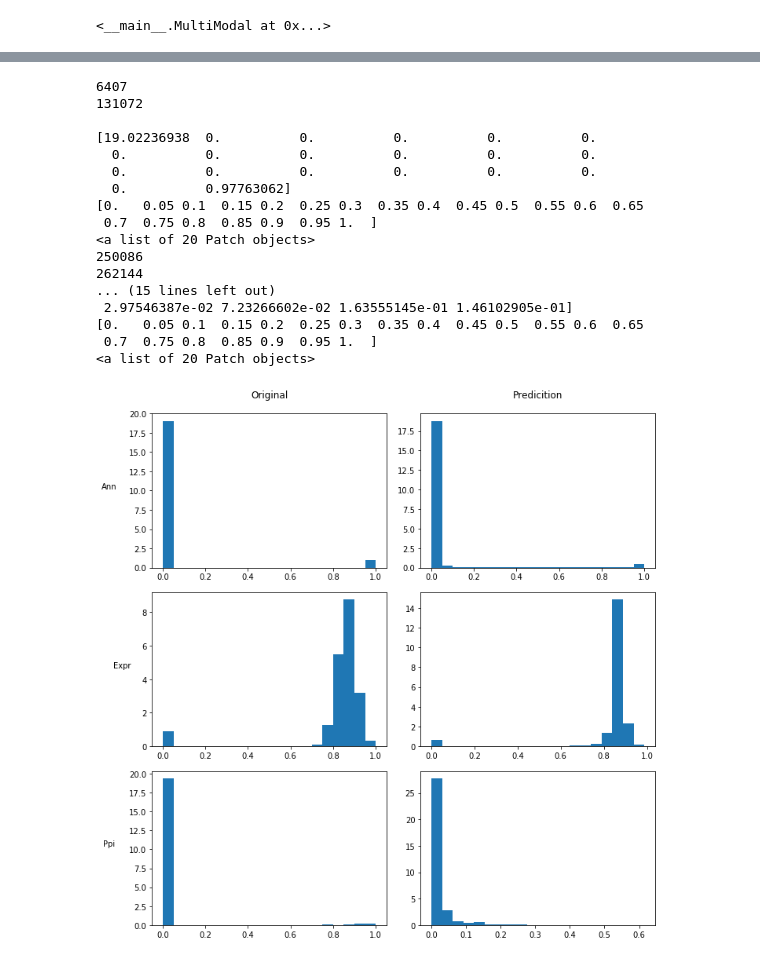
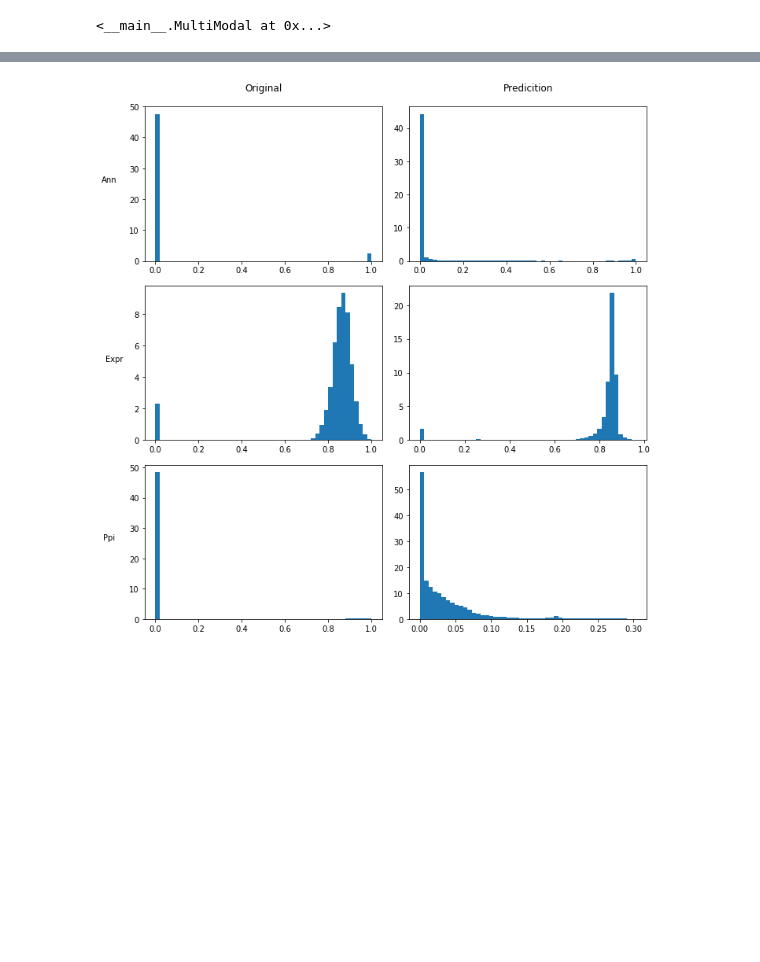
Before and after one commit to lovrek/MMCAE-data-fusion, a Jupyter notebook: Final Results/Model - dismissed data = 5%.ipynb, the cells around one changed output, grey strips where cells are left out. Drawn from its saved outputs; the diff is of its cells as text; code cells hidden in the pictures; blank space fills up the shorter version.

```diff
--- a/Final Results/Model - dismissed data = 5%.ipynb
+++ b/Final Results/Model - dismissed data = 5%.ipynb
@@ -617,7 +617,7 @@ graph1 = load_dicty('clustering', 2)
 folder = '/home/lpodgorsek/data/cnn/dicty/_05/'
 
 model = MultiModal(graph=graph1, path=folder, load_test_cells=True)
-model.load_model(folder, str(numOfExperiment))
+model.load_model(folder, str(numOfExperiment)+ '_3')
 model.predictMultiGPU(random=False, gpu=3)
 # %% [output]
 0.0
@@ -736,57 +736,32 @@ plt.show()
 # %%
-# num_bins = 20
+num_bins = 50
 cols = ['Original', 'Predicition']
 rows = ['Ann', 'Expr', 'Ppi']
 fig, axes = plt.subplots(nrows=3, ncols=2, figsize=(10, 10))
 
 for i, org_data in enumerate(model.org_data):
     org_data = org_data.flatten()
     pred_data = model.predict_data[i].flatten()
 
     ax = axes[i][0]
-#     bins=df['Generosity'].quantile(org_data)
-# the histogram of the data
     n, bins, patches = ax.hist(org_data, num_bins, density=1)
-    print(len(np.nonzero(org_data)[0]))
-    print(len(org_data))
-    print()
-
-    print(n)
-    print(bins)
-    print(patches)
 
     ax.set_ylabel(rows[i], rotation=0, labelpad=25)
 
     if i == 0:
         ax.set_title(cols[0], pad=20)
 
     ax = axes[i][1]
 # the histogram of the data
     n, bins, patches = ax.hist(pred_data, num_bins, density=1)
     if i == 0:
         ax.set_title(cols[1],pad=20)
 
 
 
 # Tweak spacing to prevent clipping of ylabel
 fig.tight_layout()
+plt.savefig(path + 'experiment_' + str(numOfExperiment) + '_' + str(i) + 'data_distribution.png')
 plt.show()
 # %% [output]
-6407
-131072
-
-[19.02236938  0.          0.          0.          0.          0.
-  0.          0.          0.          0.          0.          0.
-  0.          0.          0.          0.          0.          0.
-  0.          0.97763062]
-[0.   0.05 0.1  0.15 0.2  0.25 0.3  0.35 0.4  0.45 0.5  0.55 0.6  0.65
- 0.7  0.75 0.8  0.85 0.9  0.95 1.  ]
-<a list of 20 Patch objects>
-250086
-262144
-... (15 lines left out)
- 2.97546387e-02 7.23266602e-02 1.63555145e-01 1.46102905e-01]
-[0.   0.05 0.1  0.15 0.2  0.25 0.3  0.35 0.4  0.45 0.5  0.55 0.6  0.65
- 0.7  0.75 0.8  0.85 0.9  0.95 1.  ]
-<a list of 20 Patch objects>
-[figure, old version]
+[figure, new version]
```
Also changed, not shown: parts of 19 cells of this notebook, 31 other files.
